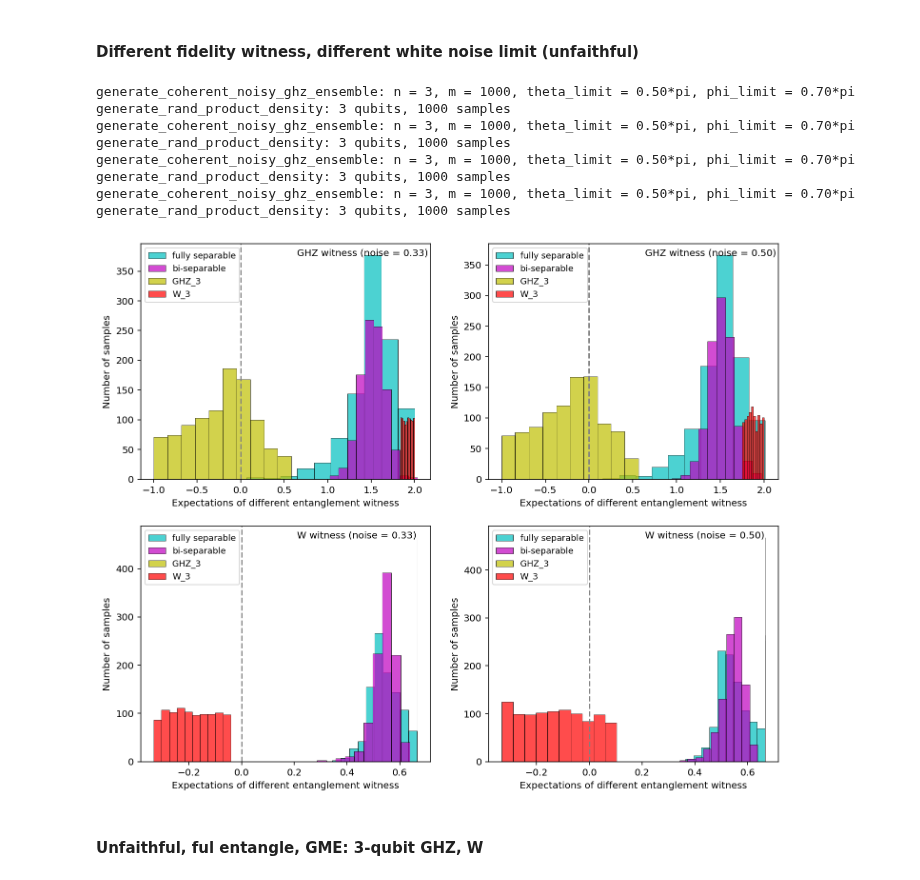
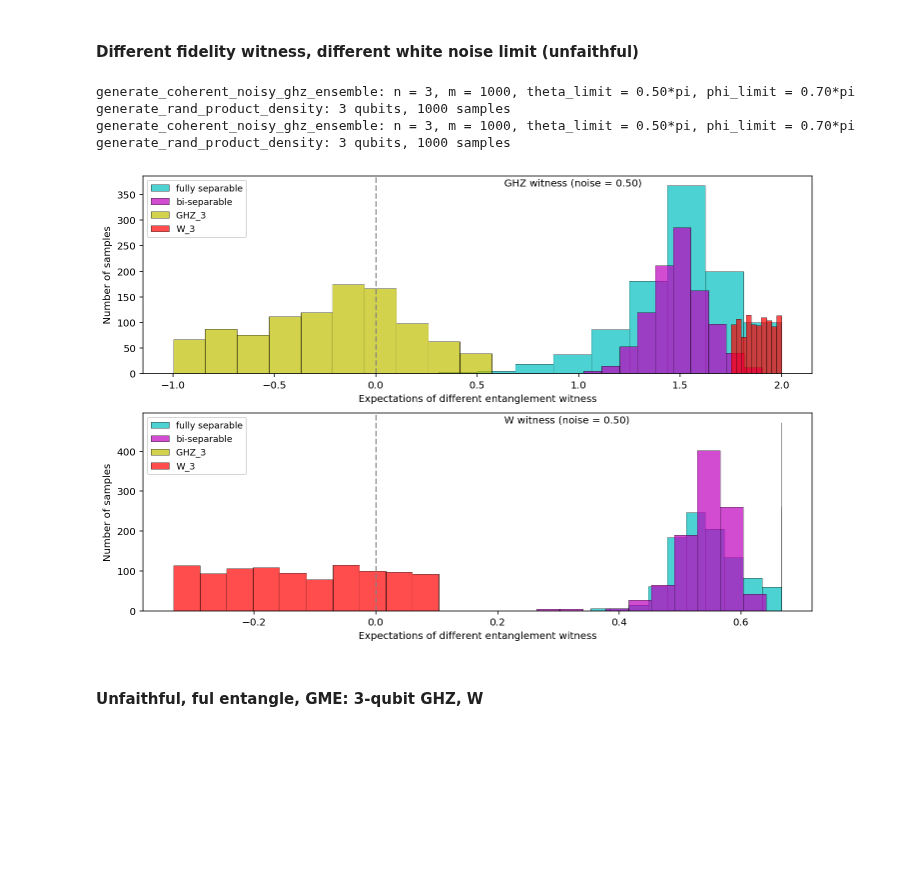
Before and after one commit to Jue-Xu/Entanglement-Witness, a Jupyter notebook: Code/entangle_detection.ipynb, the cells around one changed output. Saved outputs shown, nothing was run; the diff lists cells and outputs as text; code cells hidden in the pictures; blank space fills up the shorter version.

```diff
--- a/Code/entangle_detection.ipynb
+++ b/Code/entangle_detection.ipynb
@@ -315,50 +314,51 @@ witness_w_3_project = 2/3 * qeye([2, 2, 2]) - ket2dm(w_state(N=3))
 # fig, (ax0, ax1) = plt.subplots(ncols=2, figsize=(12, 4))
 # ax0 = plt.subplot(1,2,1)
 # ax1 = plt.subplot(1,2,2)
-fig, axs = plt.subplots(nrows=2, ncols=2, figsize=(12, 10))
+noise_list = [1/2]
+# noise_list = [1/3, 1/2]
+witness_list = [witness_ghz_3, witness_w_3_project]
+# print(len(noise_list))
+fig, axs = plt.subplots(nrows=len(witness_list), ncols=len(noise_list), figsize=(12, 8))
 
 # for index, item in enumerate(ranking):
-for i, noise_limit in enumerate([1/3, 1/2]):
-    for j, witness in enumerate([witness_ghz_3, witness_w_3_project]):
+for i, noise_limit in enumerate(noise_list):
+    for j, witness in enumerate(witness_list):
         ## generate training data
         # GHZ and W state samples with white noise
         ghz_3_density = generate_coherent_noisy_ghz_ensemble(n=3, m=size_train, theta_limit=1/2, phi_limit=0.7)
         # ghz_3_density = generate_noisy_ghz_ensemble(n=3,m=size_train,noise_limit=noise_limit)
         w_3_density = generate_noisy_w_ensemble(n=3,m=size_train,noise_limit=noise_limit)
 
         # test GHZ3/W3 projection witness
         three_qubit_legends = ['fully separable','bi-separable','GHZ_3','W_3']
         three_qubit_witness_expectation_list = [
             [expect(witness, state) for state in test_set] for test_set in
             # [expect(witness_ghz_3, state) for state in test_set] for test_set in
             [
                 generate_rand_product_density(3, size_train, 0),
                 generate_noisy_biseparable(1, 2, size_train, 1/3),
                 ghz_3_density,
                 w_3_density
             ]
             # [generate_rand_product_state(3, size_train), ghz_3_density, w_3_density]
         ]
         if j == 0:
             title = f'GHZ witness (noise = {noise_limit:.2f})'
         else:
             title = f'W witness (noise = {noise_limit:.2f})'
-        plot_expectation_hist(axs[j, i],
+        plot_expectation_hist(axs[j],
+        # plot_expectation_hist(axs[j,i],
                               three_qubit_witness_expectation_list,
                               three_qubit_legends,
                               title=title)
 
-plt.savefig('fidelity_witness_compare.png', dpi=400)
+plt.savefig('fidelity_witness_compare_2_long.png', dpi=400)
 # %% [output]
 generate_coherent_noisy_ghz_ensemble: n = 3, m = 1000, theta_limit = 0.50*pi, phi_limit = 0.70*pi
 generate_rand_product_density: 3 qubits, 1000 samples
 generate_coherent_noisy_ghz_ensemble: n = 3, m = 1000, theta_limit = 0.50*pi, phi_limit = 0.70*pi
 generate_rand_product_density: 3 qubits, 1000 samples
-generate_coherent_noisy_ghz_ensemble: n = 3, m = 1000, theta_limit = 0.50*pi, phi_limit = 0.70*pi
-generate_rand_product_density: 3 qubits, 1000 samples
-generate_coherent_noisy_ghz_ensemble: n = 3, m = 1000, theta_limit = 0.50*pi, phi_limit = 0.70*pi
-generate_rand_product_density: 3 qubits, 1000 samples
-[figure, old version]
+[figure, new version]
 # %% [markdown]
 #### Unfaithful, ful entangle, GME: 3-qubit GHZ, W
 # %%
```
Also changed, not shown: parts of 1 cell of this notebook, 6 other files.
